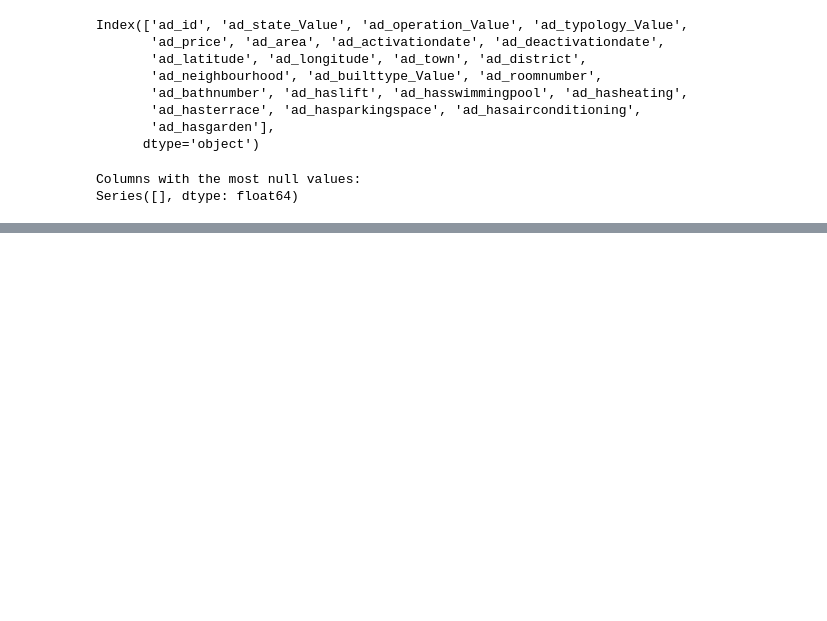
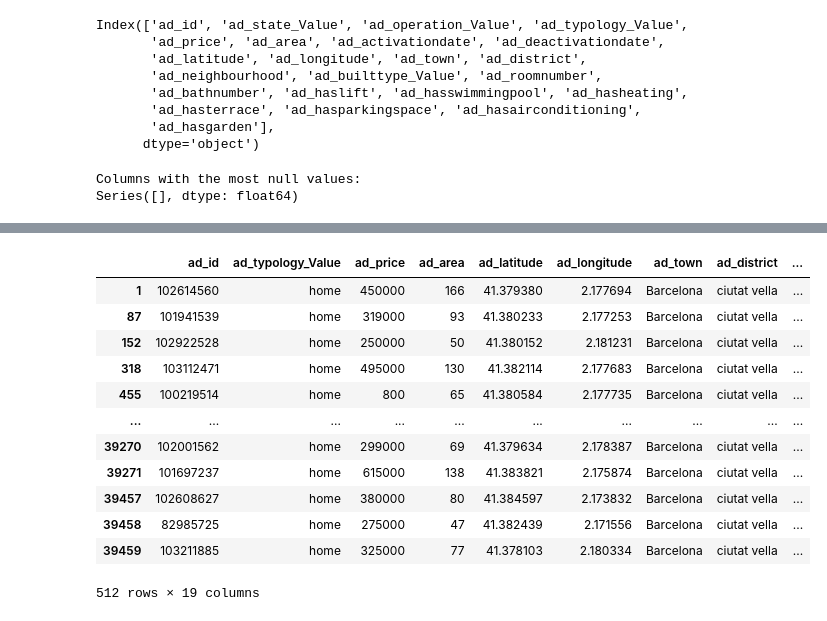
Before and after one commit to marcoayora/final_project, a Jupyter notebook: Notebooks/cleaning_idea.ipynb, the cells around one changed output, grey strips where cells are left out. Drawn from its saved outputs; the diff is of its cells as text; code cells hidden in the pictures; blank space fills up the shorter version.

```diff
--- a/Notebooks/cleaning_idea.ipynb
+++ b/Notebooks/cleaning_idea.ipynb
@@ -56,0 +179,14 @@ df.to_csv('C:/Users/Marco/Desktop/IronHack/projects/final_project/Data/clean_ide
+# %%
+name_mapping = {
+    'ciutat meridiana - torre baró - vallbona': ['ciutat meridiana', 'torre baró', 'vallbona'],
+    'el gòtic': 'el barri gòtic',
+    'el besòs': 'el besòs i el maresme',
+    'el poble sec - parc de montjuïc': 'el poble-sec',
+    'la marina del port': 'la marina de port',
+    'vila de gràcia': 'la vila de gràcia',
+    'sant pere - santa caterina i la ribera': 'sant pere,santa caterina i la ribera',
+    'vallvidrera - el tibidabo i les planes': 'vallvidrera,el tibidabo i les planes',
+    'can peguera - el turó de la peira': ['can peguera' , 'el turó de la peira'],
+    "la vall d'hebron - la clota": ["la vall d'hebron", 'la clota'],
+    'sant genís dels agudells - montbau': ['sant genís dels agudells', 'montbau'],
+}
@@ -56,0 +259,18 @@ df.to_csv('C:/Users/Marco/Desktop/IronHack/projects/final_project/Data/clean_ide
+# %%
+el_barri_gotic_rows = df_csv[df_csv['ad_neighbourhood'] == 'el barri gòtic']
+# %%
+el_barri_gotic_rows
+# %% [output]
+|  | ad_id | ad_typology_Value | ad_price | ad_area | ad_latitude | ad_longitude | ad_town | ad_district | ... |
+| 1 | 102614560 | home | 450000 | 166 | 41.379380 | 2.177694 | Barcelona | ciutat vella | ... |
+| 87 | 101941539 | home | 319000 | 93 | 41.380233 | 2.177253 | Barcelona | ciutat vella | ... |
+| 152 | 102922528 | home | 250000 | 50 | 41.380152 | 2.181231 | Barcelona | ciutat vella | ... |
+| 318 | 103112471 | home | 495000 | 130 | 41.382114 | 2.177683 | Barcelona | ciutat vella | ... |
+| 455 | 100219514 | home | 800 | 65 | 41.380584 | 2.177735 | Barcelona | ciutat vella | ... |
+| ... | ... | ... | ... | ... | ... | ... | ... | ... | ... |
+| 39270 | 102001562 | home | 299000 | 69 | 41.379634 | 2.178387 | Barcelona | ciutat vella | ... |
+| 39271 | 101697237 | home | 615000 | 138 | 41.383821 | 2.175874 | Barcelona | ciutat vella | ... |
+| 39457 | 102608627 | home | 380000 | 80 | 41.384597 | 2.173832 | Barcelona | ciutat vella | ... |
+| 39458 | 82985725 | home | 275000 | 47 | 41.382439 | 2.171556 | Barcelona | ciutat vella | ... |
+| 39459 | 103211885 | home | 325000 | 77 | 41.378103 | 2.180334 | Barcelona | ciutat vella | ... |
+512 rows × 19 columns
```
Also changed, not shown: parts of 34 cells of this notebook, 5 other files.
